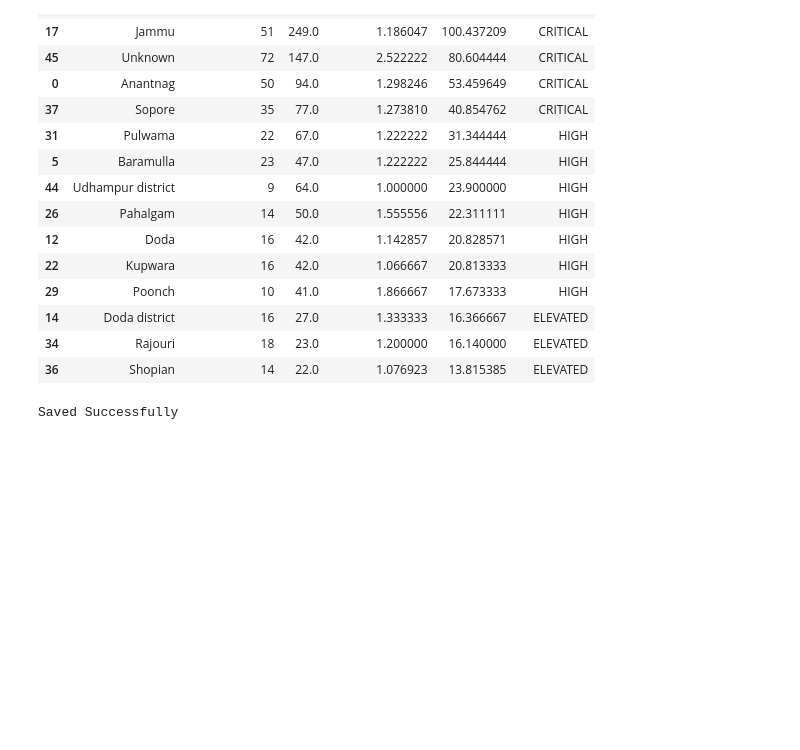
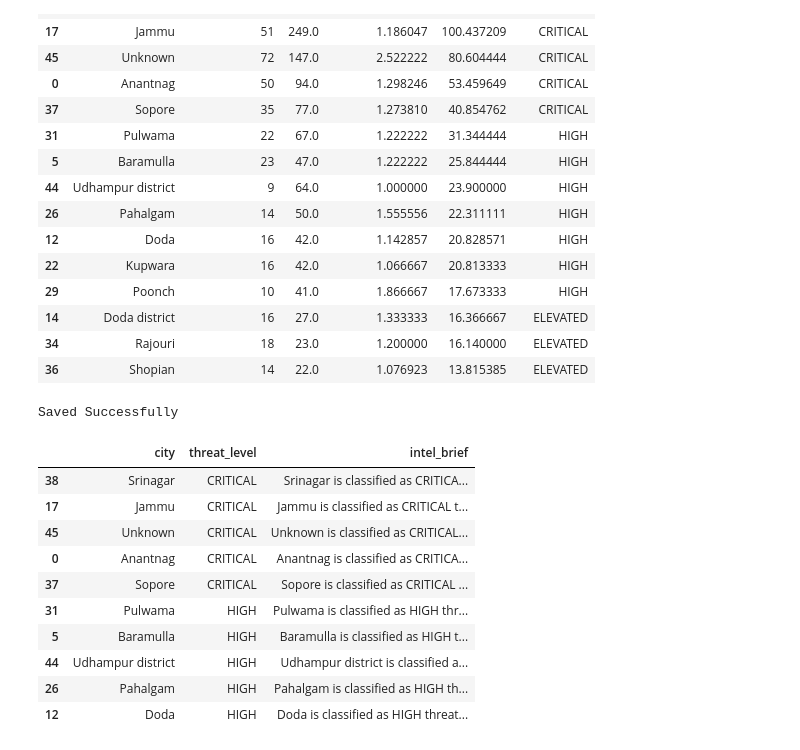
Before and after one commit to aajbelga/TRINETRA, a Jupyter notebook: notebooks/data_cleaning.ipynb, the cells around one changed output. Cells and saved outputs as stored; diff of their text form; code cells hidden in the pictures; blank space fills up the shorter version.

Commit message:
Generate automated intelligence briefings

```diff
--- a/notebooks/data_cleaning.ipynb
+++ b/notebooks/data_cleaning.ipynb
@@ -1469,3 +1469,33 @@ district_risk.to_csv(
 print("Saved Successfully")
 # %% [output]
 Saved Successfully
+# %%
+def generate_brief(row):
+
+    return (
+        f"{row['city']} is classified as "
+        f"{row['threat_level']} threat level "
+        f"with a risk score of "
+        f"{round(row['risk_score'],2)}."
+    )
+
+district_risk['intel_brief'] = district_risk.apply(
+    generate_brief,
+    axis=1
+)
+
+district_risk[
+    ['city','threat_level','intel_brief']
+].head(10)
+# %% [output]
+|  | city | threat_level | intel_brief |
+| 38 | Srinagar | CRITICAL | Srinagar is classified as CRITICA... |
+| 17 | Jammu | CRITICAL | Jammu is classified as CRITICAL t... |
+| 45 | Unknown | CRITICAL | Unknown is classified as CRITICAL... |
+| 0 | Anantnag | CRITICAL | Anantnag is classified as CRITICA... |
+| 37 | Sopore | CRITICAL | Sopore is classified as CRITICAL ... |
+| 31 | Pulwama | HIGH | Pulwama is classified as HIGH thr... |
+| 5 | Baramulla | HIGH | Baramulla is classified as HIGH t... |
+| 44 | Udhampur district | HIGH | Udhampur district is classified a... |
+| 26 | Pahalgam | HIGH | Pahalgam is classified as HIGH th... |
+| 12 | Doda | HIGH | Doda is classified as HIGH threat... |
```
Also changed, not shown: parts of 3 cells of this notebook, 1 other file.
